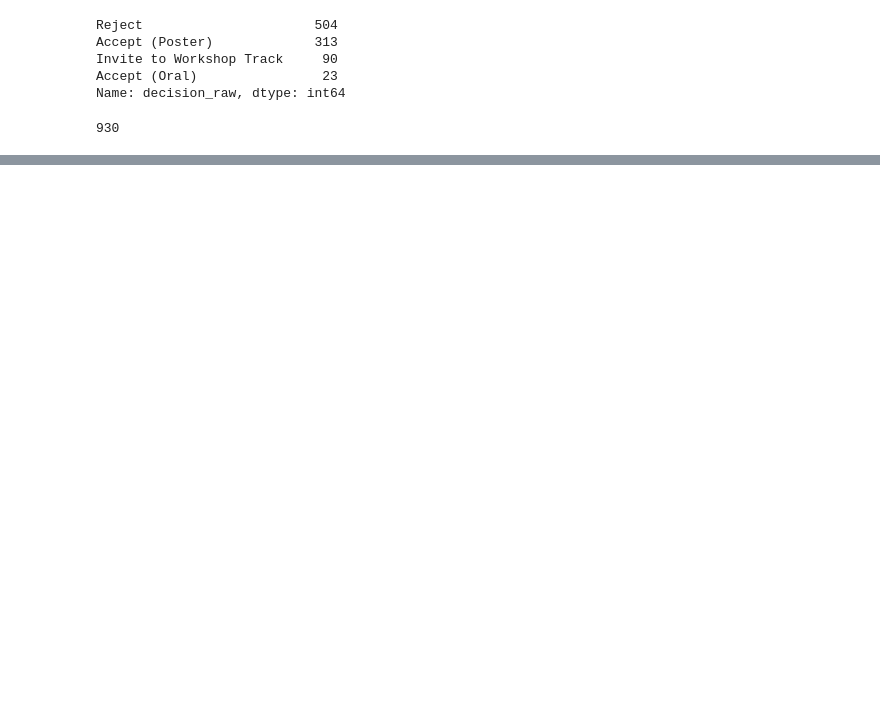
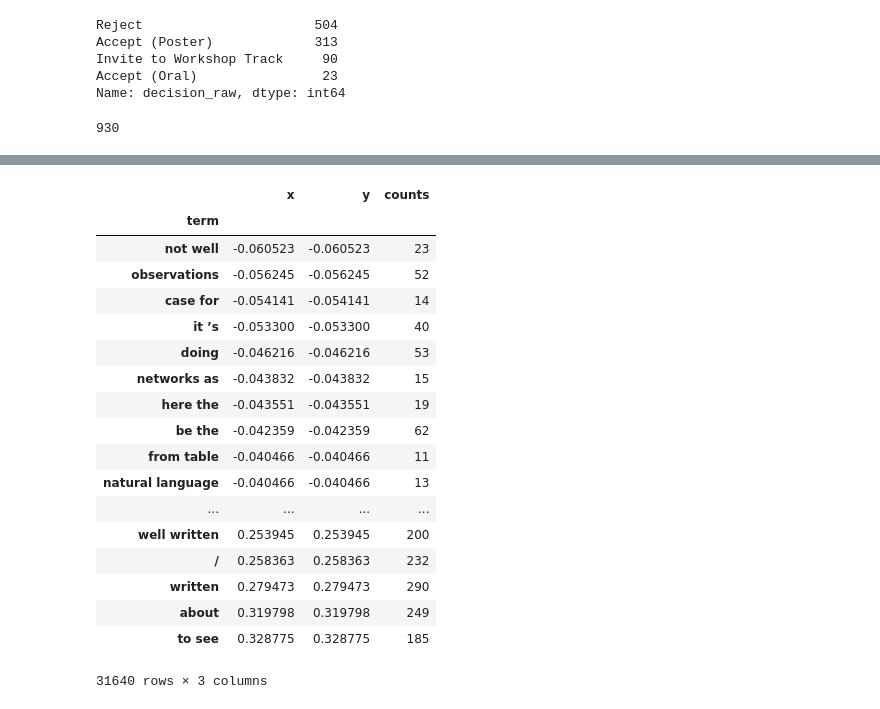
Before and after one commit to JasonKessler/ICLR18ReviewVis, a Jupyter notebook: MiningICLR2018.ipynb, the cells around one changed output, grey strips where cells are left out. Cells and saved outputs as stored; diff of their text form; code cells hidden in the pictures; blank space fills up the shorter version.

```diff
--- a/MiningICLR2018.ipynb
+++ b/MiningICLR2018.ipynb
@@ -132,0 +258,2 @@ reviews_df.to_csv('iclr2018_reviews.csv.bz2', index=False, compression='bz2')
+# %%
+fine_grain_corpus = (st.CorpusFromParsedDocuments(reviews_df, category_col='category', parsed_col='parse').build())
@@ -132,0 +272,2 @@ reviews_df.to_csv('iclr2018_reviews.csv.bz2', index=False, compression='bz2')
+# %%
+fine_grain_corpus_compact = st.CompactTerms(fine_grain_corpus, st.OncePerDocFrequencyRanker, 5).compact()
@@ -132,0 +301,8 @@ reviews_df.to_csv('iclr2018_reviews.csv.bz2', index=False, compression='bz2')
+# %%
+four_square = st.FourSquare(fine_grain_corpus_compact,
+                            ['Accept, Positive'],
+                            ['Reject, Positive'],
+                            ['Accept, Negative'],
+                            ['Reject, Negative'],
+              term_ranker=st.OncePerDocFrequencyRanker,
+              scorer = st.RankDifference())
@@ -132,0 +326,24 @@ reviews_df.to_csv('iclr2018_reviews.csv.bz2', index=False, compression='bz2')
+# %%
+axes = four_square.get_axes()
+# %%
+axes.sort_values(by='x')
+# %% [output]
+|  | x | y | counts |
+| term |  |  |  |
+| not well | -0.060523 | -0.060523 | 23 |
+| observations | -0.056245 | -0.056245 | 52 |
+| case for | -0.054141 | -0.054141 | 14 |
+| it ’s | -0.053300 | -0.053300 | 40 |
+| doing | -0.046216 | -0.046216 | 53 |
+| networks as | -0.043832 | -0.043832 | 15 |
+| here the | -0.043551 | -0.043551 | 19 |
+| be the | -0.042359 | -0.042359 | 62 |
+| from table | -0.040466 | -0.040466 | 11 |
+| natural language | -0.040466 | -0.040466 | 13 |
+| ... | ... | ... | ... |
+| well written | 0.253945 | 0.253945 | 200 |
+| / | 0.258363 | 0.258363 | 232 |
+| written | 0.279473 | 0.279473 | 290 |
+| about | 0.319798 | 0.319798 | 249 |
+| to see | 0.328775 | 0.328775 | 185 |
+31640 rows × 3 columns
```
Also changed, not shown: parts of 28 cells of this notebook, 11 other files.
